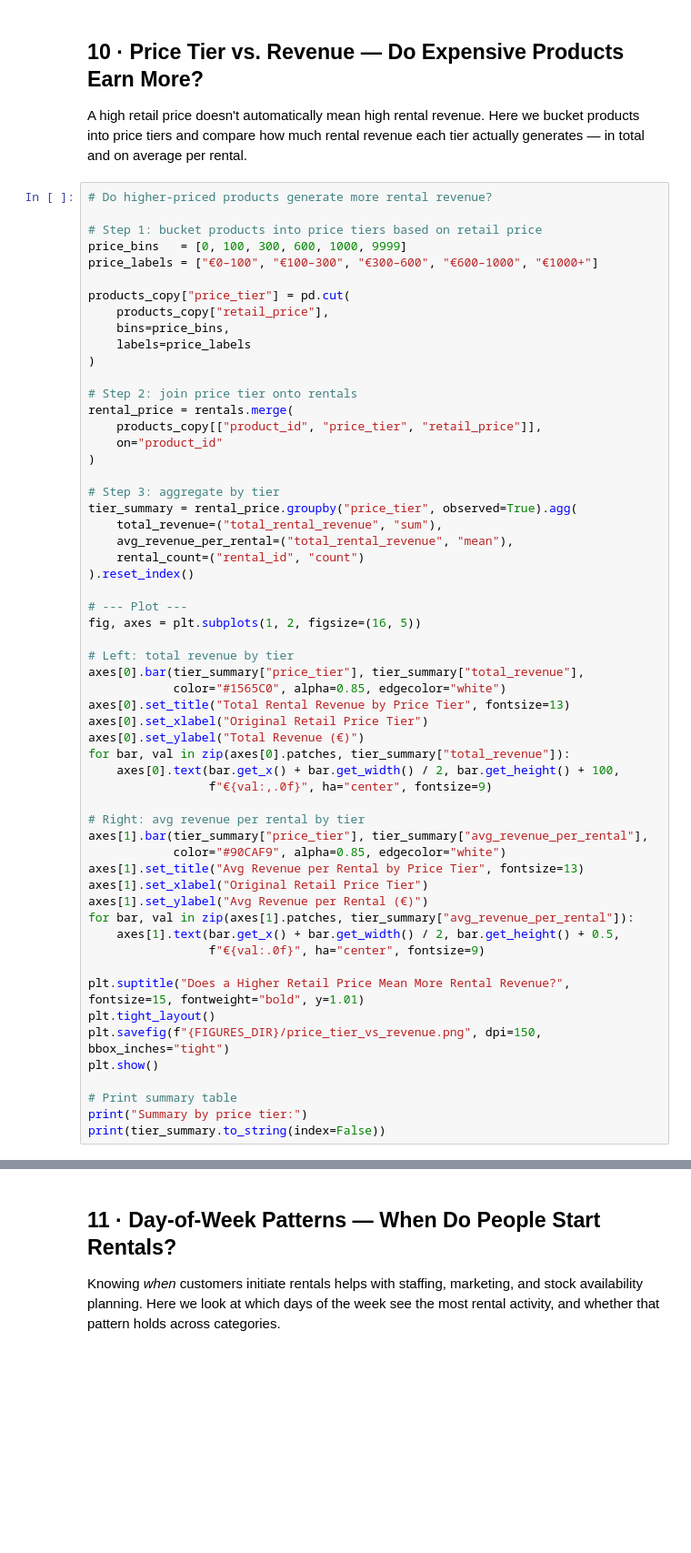
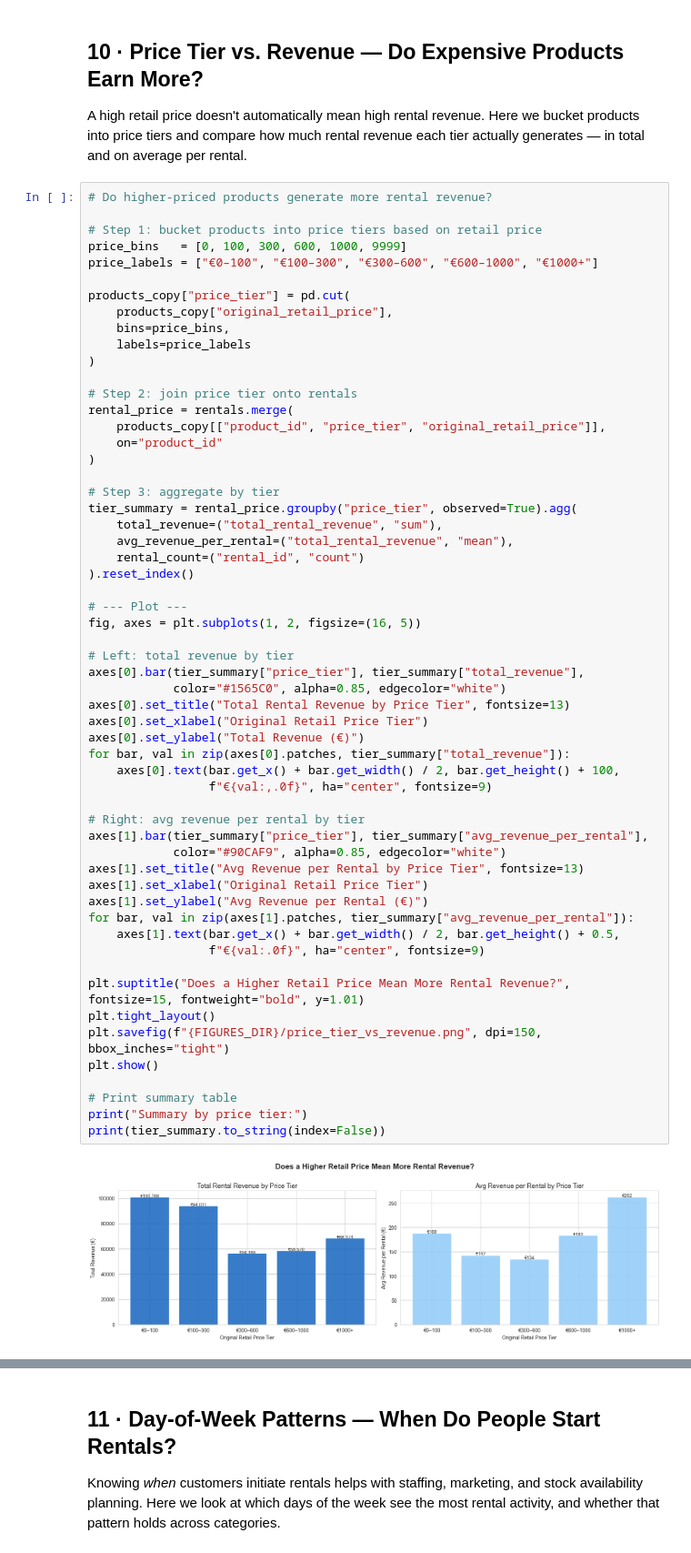
Before and after one commit to letter-b/finalproject, a Jupyter notebook: notebooks/02_eda.ipynb, the cells around one changed output, grey strips where cells are left out. Shown at 91% size. Drawn from its saved outputs; the diff is of its cells as text; blank space fills up the shorter version.

```diff
--- a/notebooks/02_eda.ipynb
+++ b/notebooks/02_eda.ipynb
@@ -473,14 +473,14 @@ price_bins   = [0, 100, 300, 600, 1000, 9999]
 price_labels = ["€0–100", "€100–300", "€300–600", "€600–1000", "€1000+"]
 
 products_copy["price_tier"] = pd.cut(
-    products_copy["retail_price"],
+    products_copy["original_retail_price"],
     bins=price_bins,
     labels=price_labels
 )
 
 # Step 2: join price tier onto rentals
 rental_price = rentals.merge(
-    products_copy[["product_id", "price_tier", "retail_price"]],
+    products_copy[["product_id", "price_tier", "original_retail_price"]],
     on="product_id"
 )
 
@@ -496,30 +496,31 @@ fig, axes = plt.subplots(1, 2, figsize=(16, 5))
 
 # Left: total revenue by tier
 axes[0].bar(tier_summary["price_tier"], tier_summary["total_revenue"],
             color="#1565C0", alpha=0.85, edgecolor="white")
 axes[0].set_title("Total Rental Revenue by Price Tier", fontsize=13)
 axes[0].set_xlabel("Original Retail Price Tier")
 axes[0].set_ylabel("Total Revenue (€)")
 for bar, val in zip(axes[0].patches, tier_summary["total_revenue"]):
     axes[0].text(bar.get_x() + bar.get_width() / 2, bar.get_height() + 100,
                  f"€{val:,.0f}", ha="center", fontsize=9)
 
 # Right: avg revenue per rental by tier
 axes[1].bar(tier_summary["price_tier"], tier_summary["avg_revenue_per_rental"],
             color="#90CAF9", alpha=0.85, edgecolor="white")
 axes[1].set_title("Avg Revenue per Rental by Price Tier", fontsize=13)
 axes[1].set_xlabel("Original Retail Price Tier")
 axes[1].set_ylabel("Avg Revenue per Rental (€)")
 for bar, val in zip(axes[1].patches, tier_summary["avg_revenue_per_rental"]):
     axes[1].text(bar.get_x() + bar.get_width() / 2, bar.get_height() + 0.5,
                  f"€{val:.0f}", ha="center", fontsize=9)
 
 plt.suptitle("Does a Higher Retail Price Mean More Rental Revenue?", fontsize=15, fontweight="bold", y=1.01)
 plt.tight_layout()
 plt.savefig(f"{FIGURES_DIR}/price_tier_vs_revenue.png", dpi=150, bbox_inches="tight")
 plt.show()
 
 # Print summary table
 print("Summary by price tier:")
 print(tier_summary.to_string(index=False))
 # %% [output]
+[figure, added]
```
Also changed, not shown: parts of 13 cells of this notebook, 46 other files.
